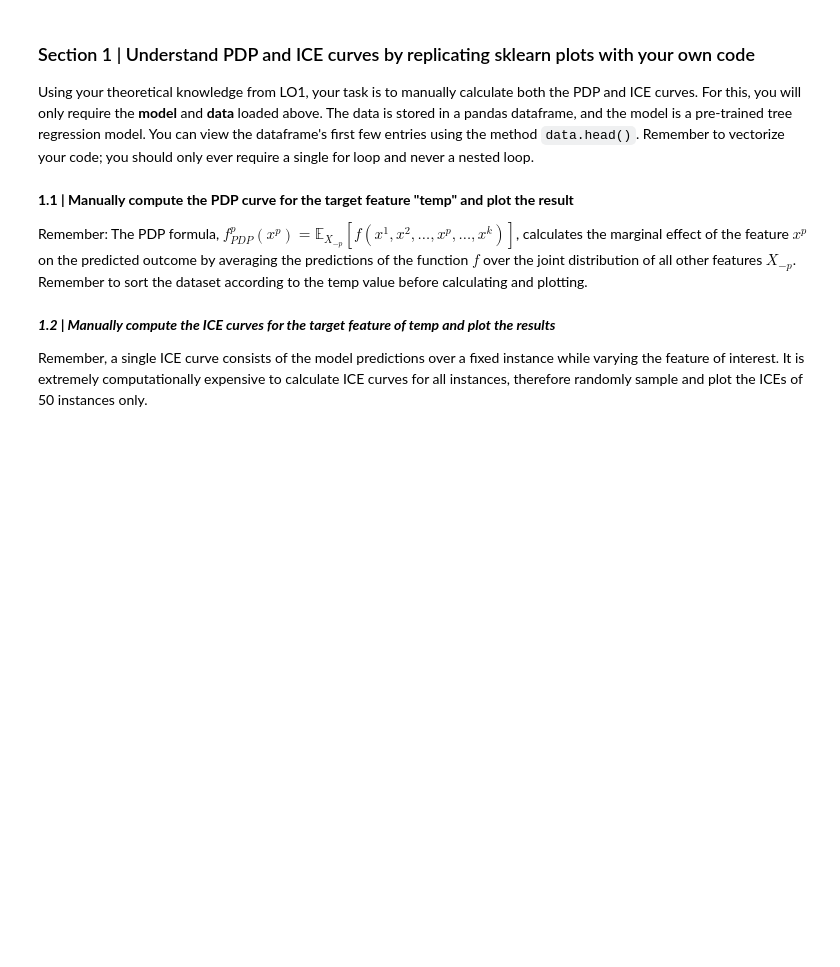
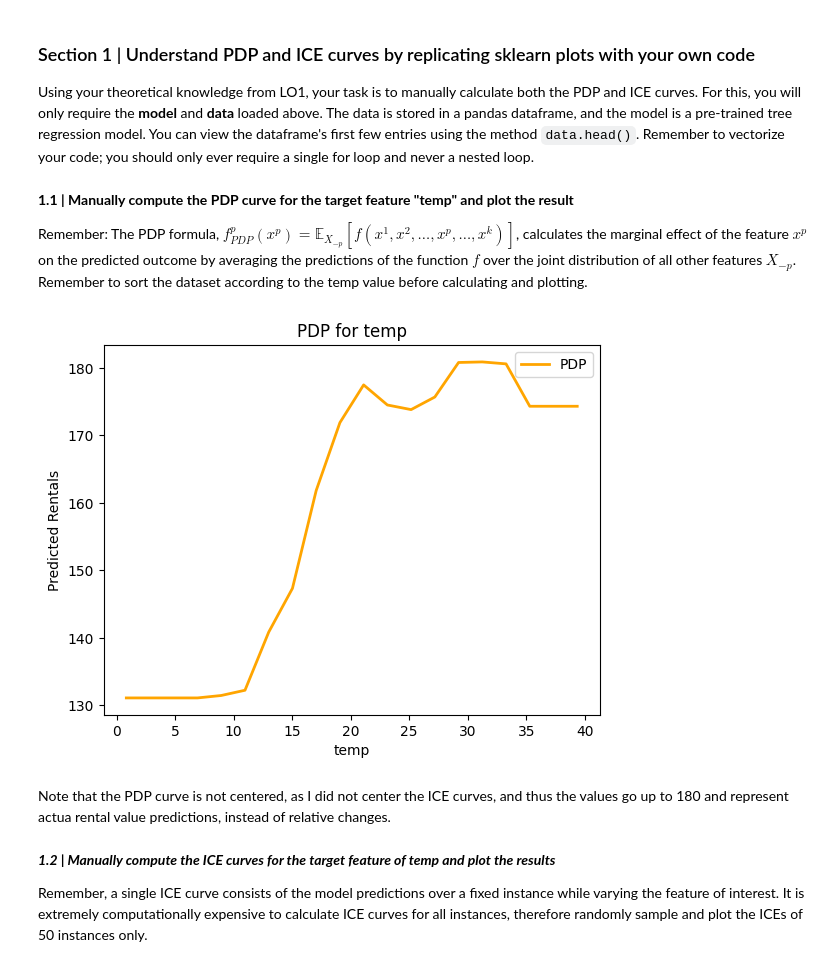
Before and after one commit to yvokeller/xai, a Jupyter notebook: notebooks/LO1_tabular.ipynb, the cells around one changed output. Saved outputs shown, nothing was run; the diff lists cells and outputs as text; code cells hidden in the pictures; blank space fills up the shorter version.

```diff
--- a/notebooks/LO1_tabular.ipynb
+++ b/notebooks/LO1_tabular.ipynb
@@ -74,3 +72,30 @@ Remember: The PDP formula, $f_{PDP}^p(x^p) = \mathbb{E}_{X_{-p}}[f(x^1, x^2, \ld
+# %%
+# YOUR CODE HERE
+def plot_pdp(data, model, feature):
+    min_temp = data[feature].min()
+    max_temp = data[feature].max()
+    feature_values = np.linspace(min_temp, max_temp, num=20)  # Ensure the same grid resolution
+
+    data_subsampled = data.sample(n=50, random_state=0) # Matching the subsample size to the sklearn example
+    pdp_curve = []
+
+    for temp in feature_values:
+        data_feature = data_subsampled.copy()
+        data_feature[feature] = temp
+        pdp_curve.append(model.predict(data_feature).mean())
+
+    plt.plot(feature_values, pdp_curve, color='orange', label='PDP', linewidth=2)
+    plt.xlabel(f'{feature}')
+    plt.ylabel('Predicted Rentals')
+    plt.title(f'PDP for {feature}')
+    plt.legend()
+    plt.show()
+
+plot_pdp(data, model, 'temp')
+# %% [output]
+[figure, added]
+# %% [markdown]
+Note that the PDP curve is not centered, as I did not center the ICE curves, and thus the values go up to 180 and represent actua rental value predictions, instead of relative changes.
 # %% [markdown]
 ***1.2 | Manually compute the ICE curves for the target feature of temp and plot the results***
 
```
Also changed, not shown: parts of 34 cells of this notebook.
